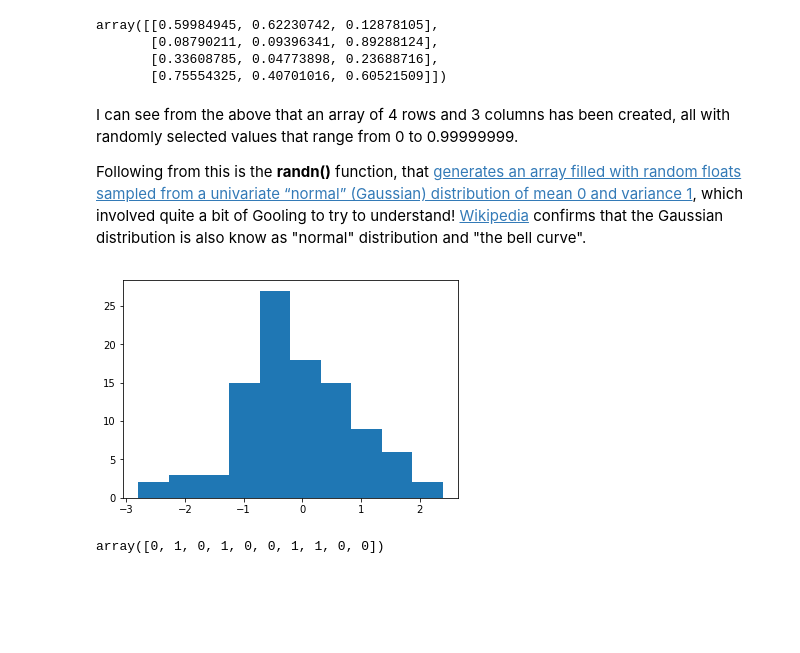
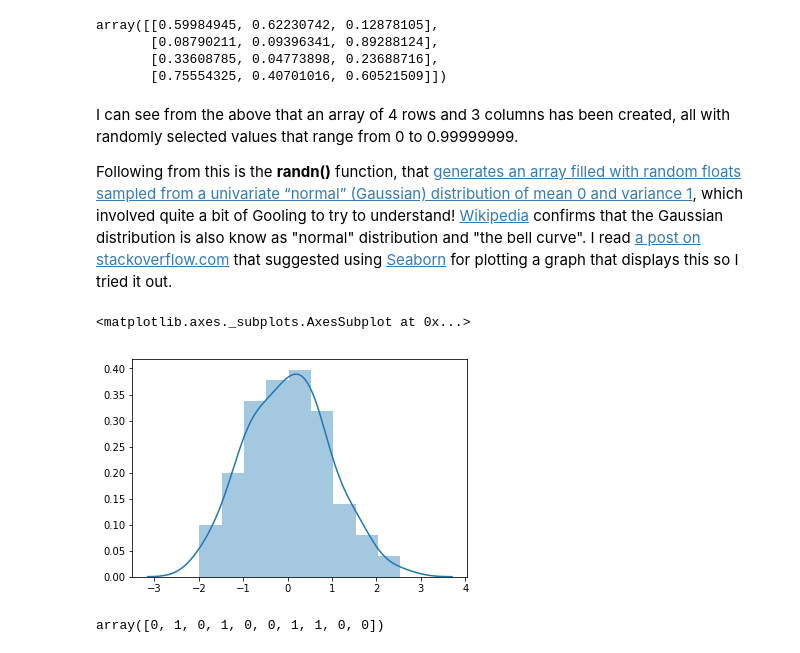
Before and after one commit to AideenByrne/ProgrammingforDA-assignment, a Jupyter notebook: Programming for Data Analysis Assignment.ipynb, the cells around one changed output. Saved outputs shown, nothing was run; the diff lists cells and outputs as text; code cells hidden in the pictures; blank space fills up the shorter version.

Commit message:
Imported Seaborn

```diff
--- a/Programming for Data Analysis Assignment.ipynb
+++ b/Programming for Data Analysis Assignment.ipynb
@@ -24,15 +24,14 @@ array([[0.59984945, 0.62230742, 0.12878105],
 # %% [markdown]
 I can see from the above that an array of 4 rows and 3 columns has been created, all with randomly selected values that range from 0 to 0.99999999.
 
-Following from this is the **randn()** function, that [generates an array filled with random floats sampled from a univariate “normal” (Gaussian) distribution of mean 0 and variance 1](https://docs.scipy.org/doc/numpy-1.15.1/reference/generated/numpy.random.randn.html#numpy.random.randn), which involved quite a bit of Gooling to try to understand! [Wikipedia](https://en.wikipedia.org/wiki/Normal_distribution) confirms that the Gaussian distribution is also know as "normal" distribution and "the bell curve".
+Following from this is the **randn()** function, that [generates an array filled with random floats sampled from a univariate “normal” (Gaussian) distribution of mean 0 and variance 1](https://docs.scipy.org/doc/numpy-1.15.1/reference/generated/numpy.random.randn.html#numpy.random.randn), which involved quite a bit of Gooling to try to understand! [Wikipedia](https://en.wikipedia.org/wiki/Normal_distribution) confirms that the Gaussian distribution is also know as "normal" distribution and "the bell curve".  I read [a post on stackoverflow.com](https://stackoverflow.com/questions/10138085/python-pylab-plot-normal-distribution) that suggested using [Seaborn](https://seaborn.pydata.org/) for plotting a graph that displays this so I tried it out.
-# %%
-import numpy as np
-import matplotlib.pyplot as plt
-x = np.random.randn(100)
-plt.hist(x)
-plt.show()
-# %% [output]
-[figure, removed]
+# %%
+import seaborn as sns
+value = np.random.randn(100)
+sns.distplot(value)
+# %% [output]
+<matplotlib.axes._subplots.AxesSubplot at 0x...>
+[figure, added]
 # %%
 import numpy as np
 np.random.randint(2, size=10)
```
Also changed, not shown: parts of 2 cells of this notebook.
